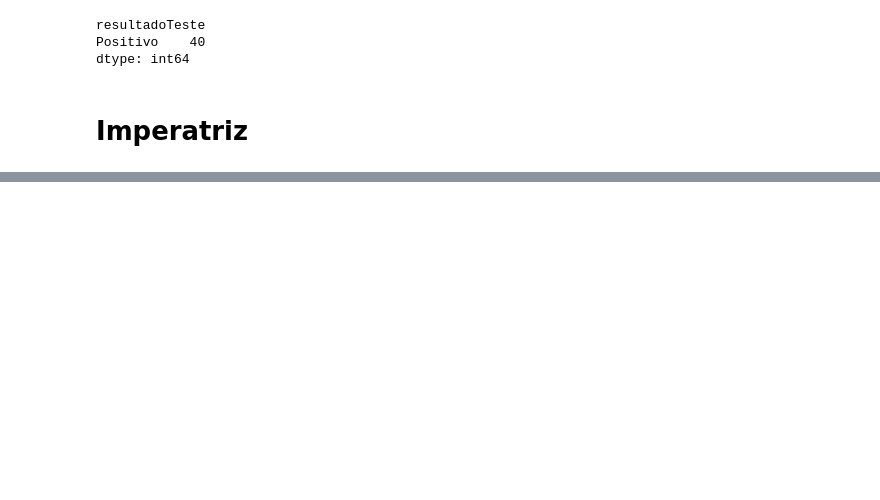
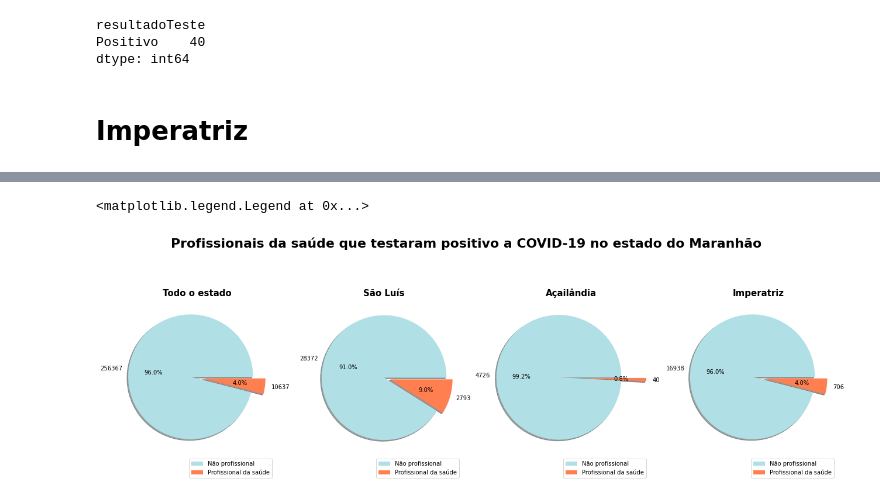
Before and after one commit to ceciliasilvads/analises_covid19, a Jupyter notebook: covid_ma.ipynb, the cells around one changed output, grey strips where cells are left out. Cells and saved outputs as stored; diff of their text form; code cells hidden in the pictures; blank space fills up the shorter version.

Commit message:
Add profissionais infectados

```diff
--- a/covid_ma.ipynb
+++ b/covid_ma.ipynb
@@ -210,0 +228,30 @@ plt.show()
+# %%
+cores2 = ['#B0E0E6', '#FF7F50']
+ma = (result_ma['Positivo'], tpi_ma['Positivo'])
+slz = (result_slz['Positivo'], tpi_slz['Positivo'])
+acai = (result_acai['Positivo'], tpi_acai['Positivo'])
+itz = (result_itz['Positivo'], tpi_itz['Positivo'])
+legenda = ('Não profissional', 'Profissional da saúde')
+
+fig,(ax1, ax2, ax3, ax4)= plt.subplots(1,4, figsize = (22,7))
+plt.suptitle('Profissionais da saúde que testaram positivo a COVID-19 no estado do Maranhão', weight='bold', size=22)
+ax1.pie(ma, labels=ma, autopct='%1.1f%%', shadow=True, explode=(0.1,0.1), colors=cores2)
+ax1.set_title('Todo o estado', weight='bold', size=15)
+ax1.legend(legenda, bbox_to_anchor=(1, 0))
+
+ax2.pie(slz, labels=slz, autopct='%1.1f%%', shadow=True, explode=(0,0.1), colors=cores2)
+ax2.set_title('São Luís', weight='bold', size=15)
+ax2.legend(legenda, bbox_to_anchor=(1, 0))
+
+ax3.pie(acai, labels=acai, autopct='%1.1f%%', shadow=True, explode=(0.2,0.2), colors=cores2)
+ax3.set_title('Açailândia', weight='bold', size=15)
+ax3.legend(legenda, bbox_to_anchor=(1, 0))
+
+ax4.pie(itz, labels=itz, autopct='%1.1f%%', shadow=True, explode=(0.1,0.1), colors=cores2)
+ax4.set_title('Imperatriz', weight='bold', size=15)
+ax4.legend(legenda, bbox_to_anchor=(1, 0))
+
+#plt.barh(legenda_info, valores)
+# %% [output]
+<matplotlib.legend.Legend at 0x...>
+[figure, added]
```
Also changed, not shown: parts of 21 cells of this notebook.
